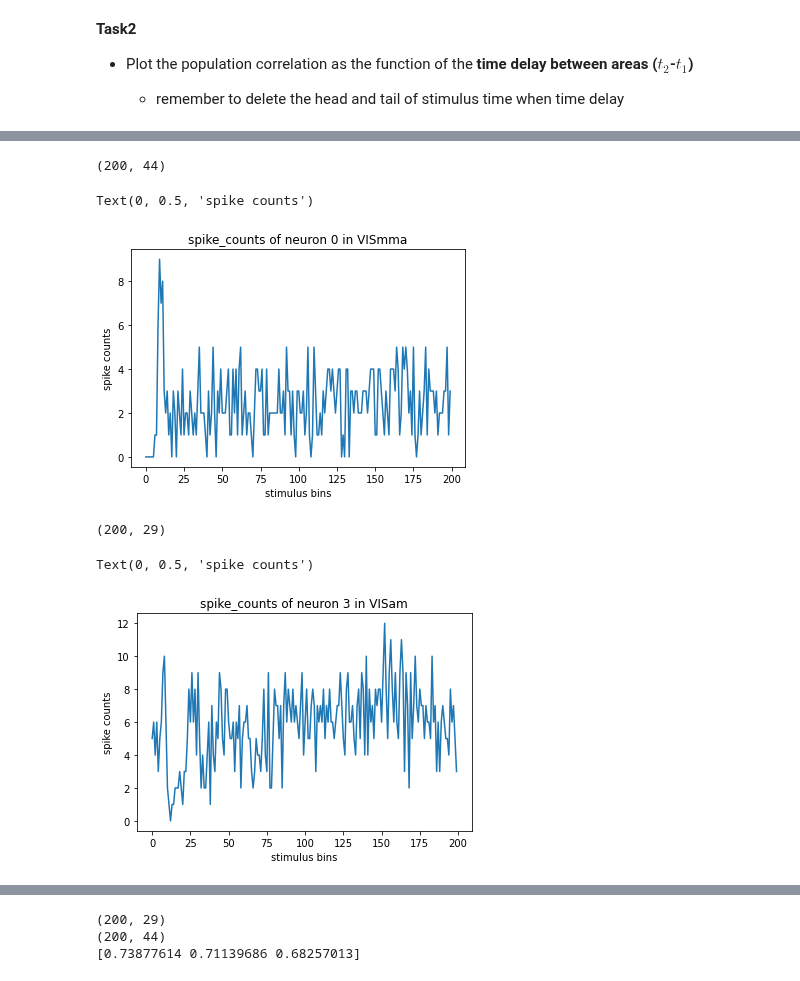
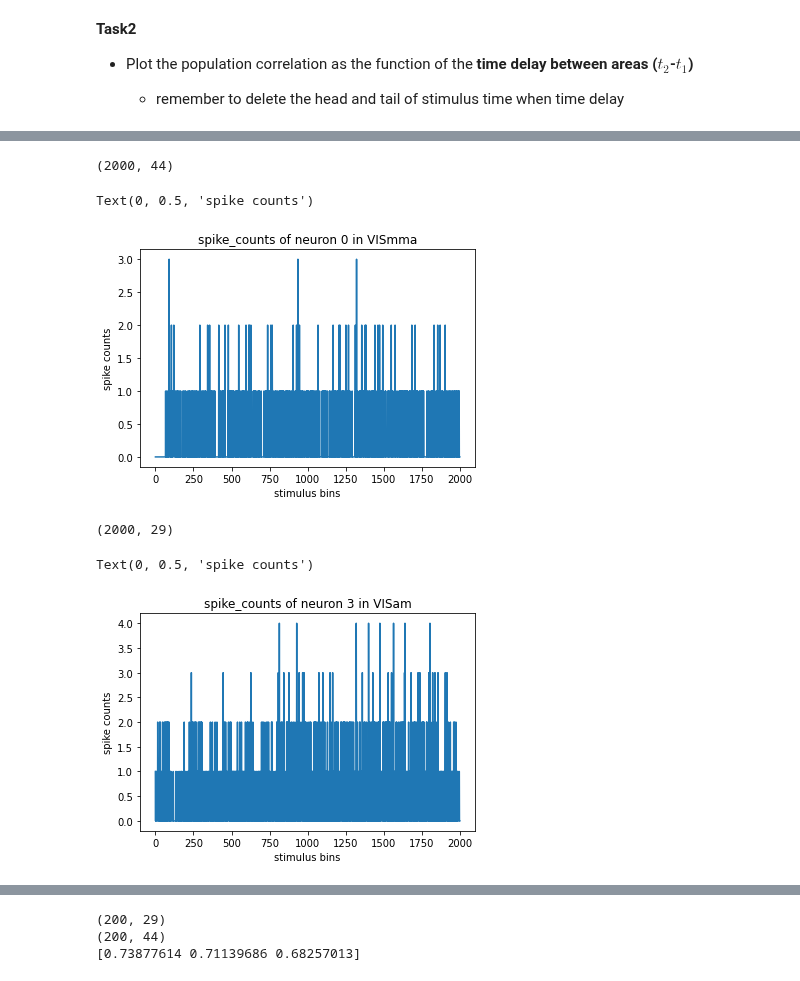
Before and after one commit to Jp-17/Coding_learning, a Jupyter notebook: Project_explore/Information flow across areas/CCA_areas_project.ipynb, the cells around one changed output, grey strips where cells are left out. Cells and saved outputs as stored; diff of their text form; code cells hidden in the pictures.

Commit message:
debug in corr_area_pairs

```diff
--- a/Project_explore/Information flow across areas/CCA_areas_project.ipynb
+++ b/Project_explore/Information flow across areas/CCA_areas_project.ipynb
@@ -365,7 +350,7 @@ def trials_averaged_spike_matrix(area, stim_table, bin=0.1):
 
     return response_matrix
 # %%
-trial_res_mat_VISmma = trials_averaged_spike_matrix(area='VISmma', stim_table=stim_delay, bin=0.01)
+trial_res_mat_VISmma = trials_averaged_spike_matrix(area='VISmma', stim_table=stim_delay, bin=0.001)
 print(trial_res_mat_VISmma.shape)
 
 plt.figure()
@@ -374,22 +359,22 @@ plt.title('spike_counts of neuron 0 in VISmma')
 plt.xlabel('stimulus bins')
 plt.ylabel('spike counts')
 # %% [output]
-(200, 44)
+(2000, 44)
 Text(0, 0.5, 'spike counts')
-[figure, old version]
+[figure, new version]
 # %%
-trial_res_mat_VISam = trials_averaged_spike_matrix(area='VISam', stim_table=stim_delay, bin=0.01)
+trial_res_mat_VISam = trials_averaged_spike_matrix(area='VISam', stim_table=stim_delay, bin=0.001)
 print(trial_res_mat_VISam.shape)
 
 plt.figure()
 plt.plot(trial_res_mat_VISam[:, 3])
 plt.title('spike_counts of neuron 3 in VISam')
 plt.xlabel('stimulus bins')
 plt.ylabel('spike counts')
 # %% [output]
-(200, 29)
+(2000, 29)
 Text(0, 0.5, 'spike counts')
-[figure, old version]
+[figure, new version]
 # %%
 corr_VISmma_am, w, z = corr_area_pairs(trial_res_mat_VISam, trial_res_mat_VISmma)
 print(corr_VISmma_am)
```
Also changed, not shown: parts of 5 cells of this notebook.
